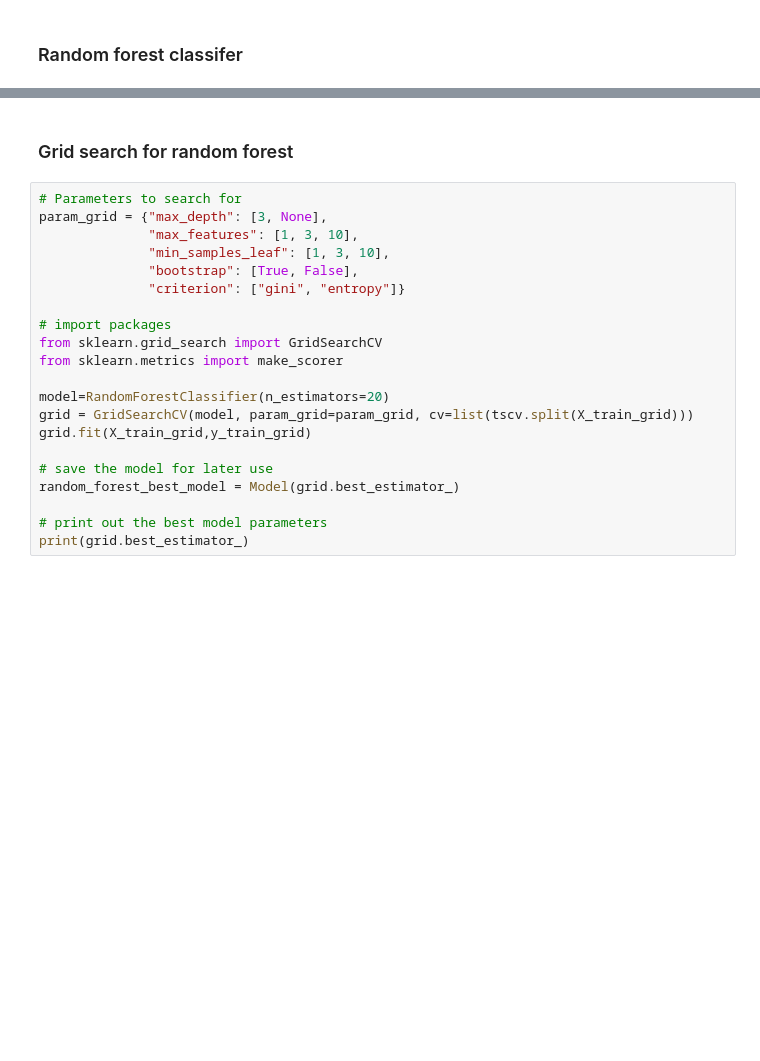
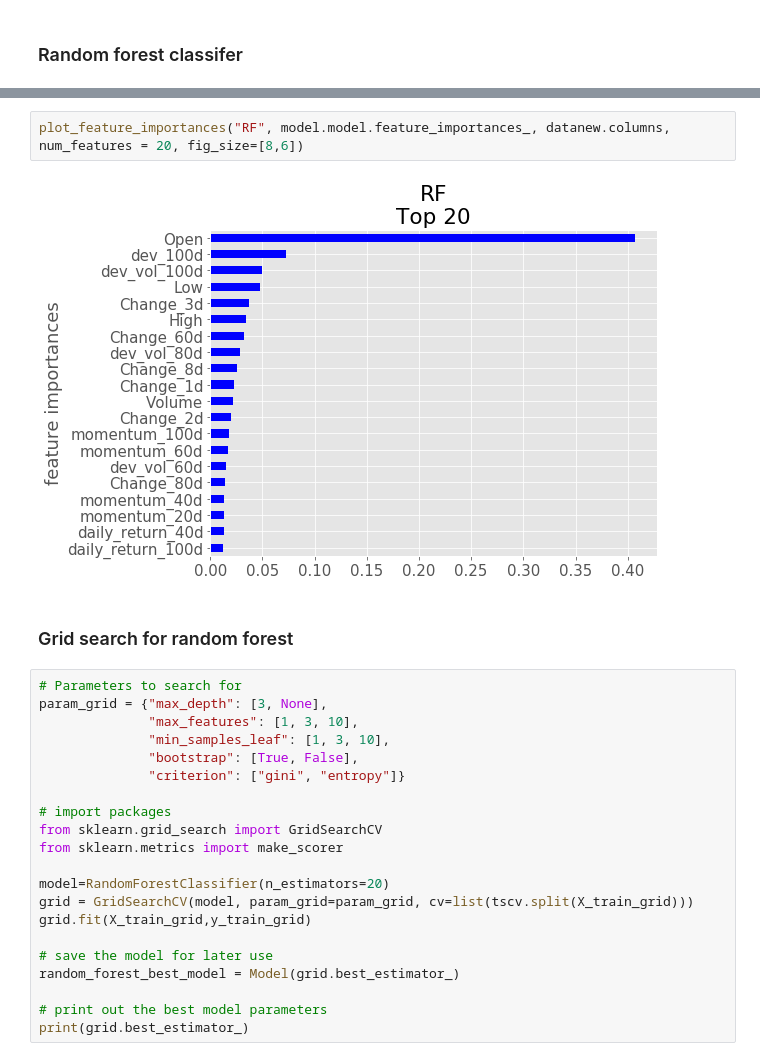
Before and after one commit to sunggeunkim/Machine-Learning-Trading, a Jupyter notebook: MLtrading_report.ipynb, the cells around one changed output, grey strips where cells are left out. Saved outputs shown, nothing was run; the diff lists cells and outputs as text; blank space fills up the shorter version.

```diff
--- a/MLtrading_report.ipynb
+++ b/MLtrading_report.ipynb
@@ -635,3 +655,7 @@ ROI =  3.21895297536
+# %%
+plot_feature_importances("RF", model.model.feature_importances_, datanew.columns, num_features = 20, fig_size=[8,6])
+# %% [output]
+[figure, added]
 # %% [markdown]
 ### Grid search for random forest
 # %%
```
Also changed, not shown: parts of 20 cells of this notebook, 1 other file.
